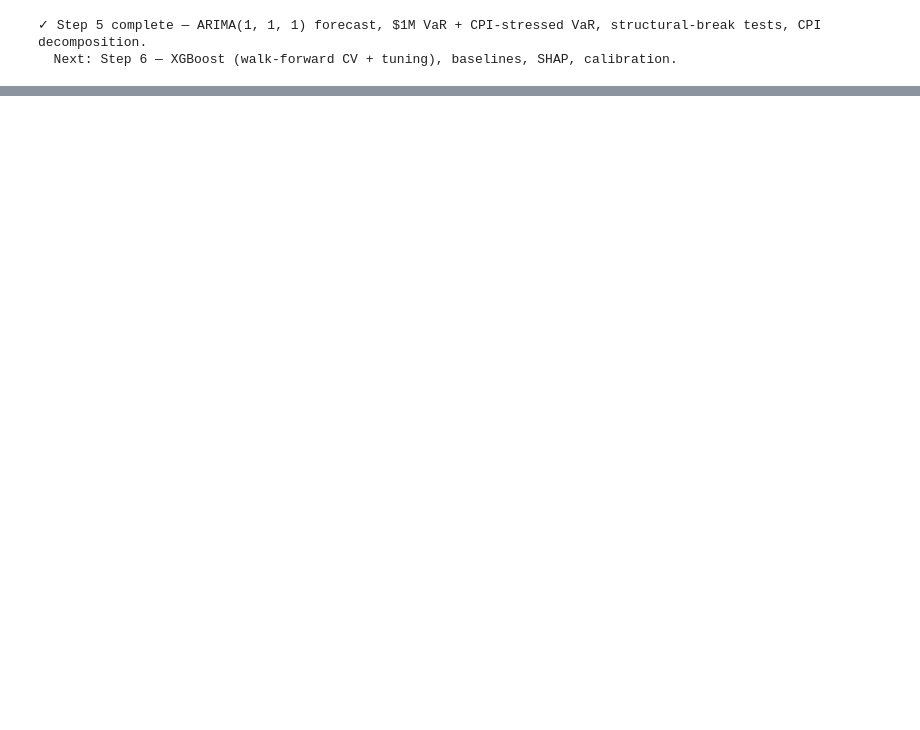
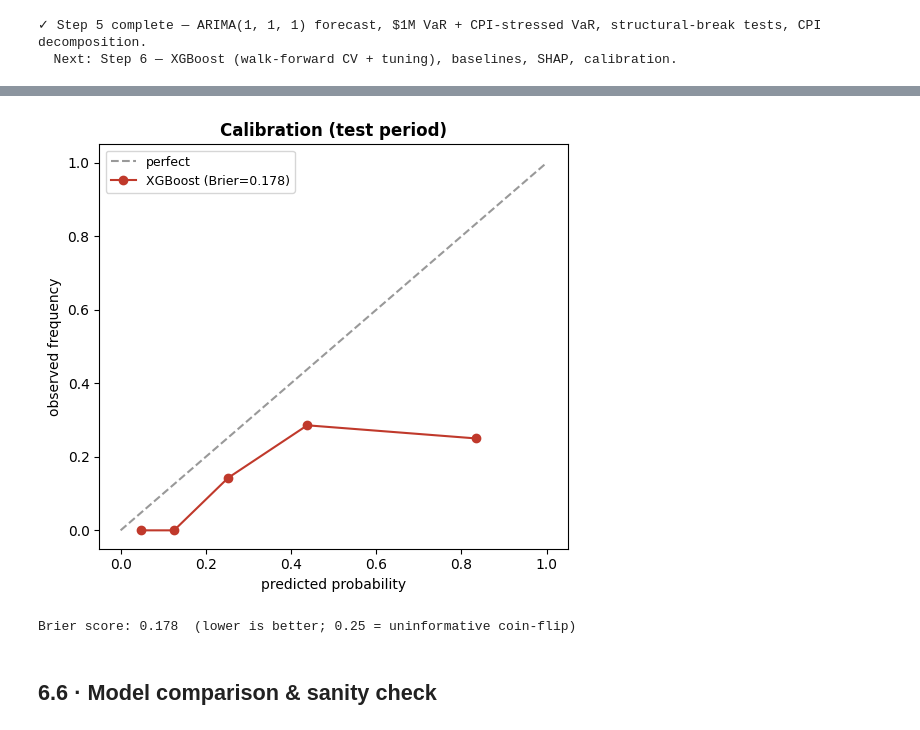
Before and after one commit to Muhfaden/ailsi-tasi, a Jupyter notebook: AILSI_Project.ipynb, the cells around one changed output, grey strips where cells are left out. Drawn from its saved outputs; the diff is of its cells as text; code cells hidden in the pictures; blank space fills up the shorter version.

```diff
--- a/AILSI_Project.ipynb
+++ b/AILSI_Project.ipynb
@@ -1554,0 +1728,19 @@ print("  Next: Step 6 — XGBoost (walk-forward CV + tuning), baselines, SHAP, c
+# %%
+from sklearn.calibration import calibration_curve
+
+if len(set(yte)) > 1:
+    frac_pos, mean_pred = calibration_curve(yte, xp, n_bins=5, strategy="quantile")
+    fig, ax = plt.subplots(figsize=(5.5, 5))
+    ax.plot([0,1],[0,1],"--",color="0.6", label="perfect")
+    ax.plot(mean_pred, frac_pos, "o-", color="#c0392b", label=f"XGBoost (Brier={brier_score_loss(yte, xp):.3f})")
+    ax.set_xlabel("predicted probability"); ax.set_ylabel("observed frequency")
+    ax.set_title("Calibration (test period)", fontweight="bold"); ax.legend(fontsize=9)
+    fig.tight_layout(); fig.savefig(ARTEFACT_DIR / "06_calibration.png", dpi=120, bbox_inches="tight"); plt.show()
+    print(f"Brier score: {brier_score_loss(yte, xp):.3f}  (lower is better; 0.25 = uninformative coin-flip)")
+else:
+    print("test set single-class — calibration skipped on this run")
+# %% [output]
+[figure, added]
+Brier score: 0.178  (lower is better; 0.25 = uninformative coin-flip)
+# %% [markdown]
+## 6.6 · Model comparison & sanity check
```
Also changed, not shown: parts of 44 cells of this notebook.
